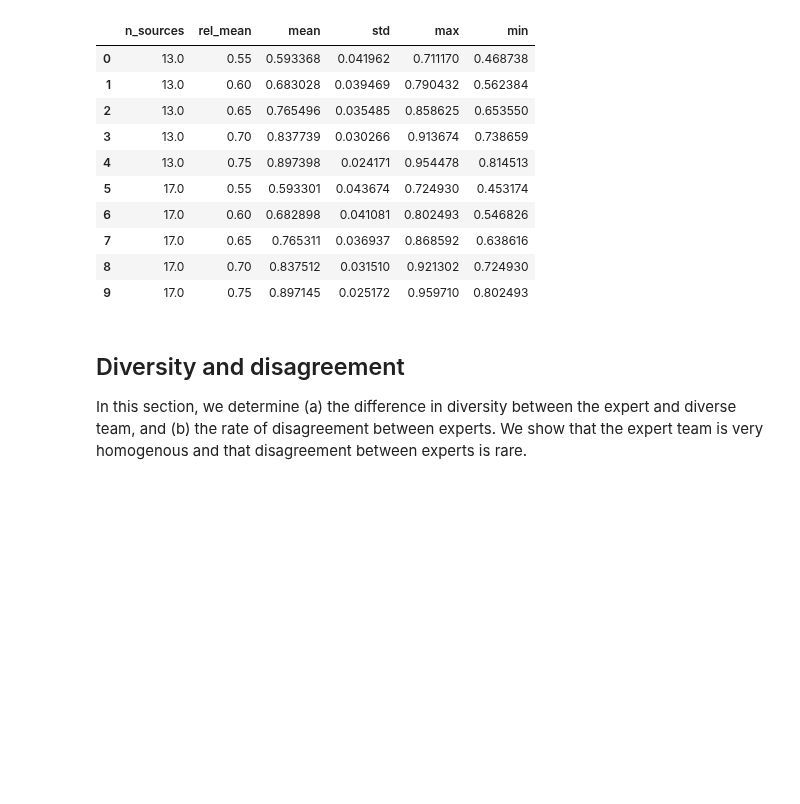
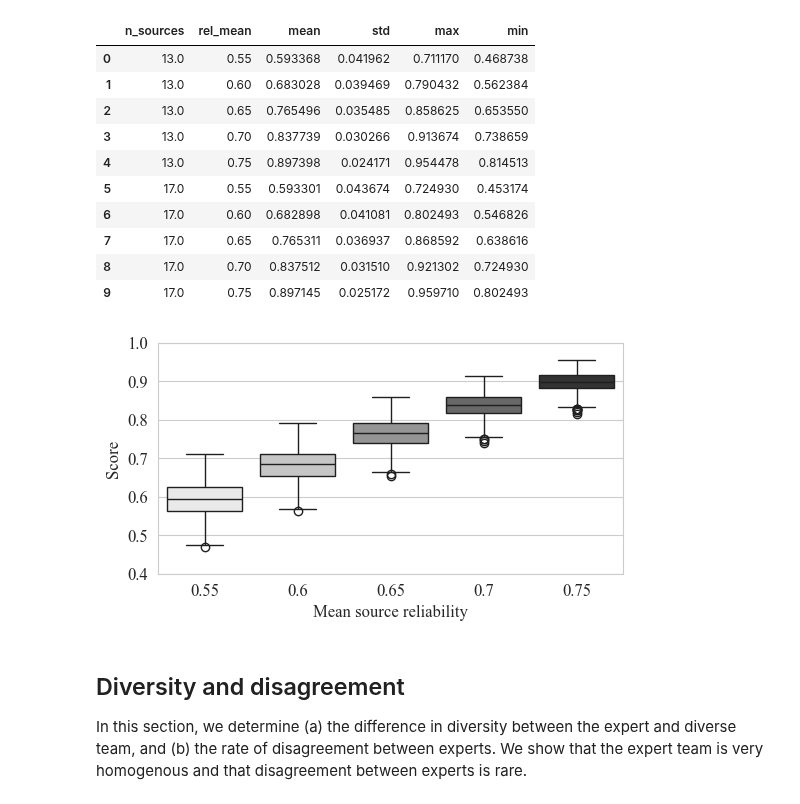
Before and after one commit to HeinDuijf/DiversityAbility, a Jupyter notebook: DataAnalysis.ipynb, the cells around one changed output. Saved outputs shown, nothing was run; the diff lists cells and outputs as text; code cells hidden in the pictures; blank space fills up the shorter version.

```diff
--- a/DataAnalysis.ipynb
+++ b/DataAnalysis.ipynb
@@ -220,7 +256,9 @@ df_individual_scores()
 | 8 | 17.0 | 0.70 | 0.837512 | 0.031510 | 0.921302 | 0.724930 |
 | 9 | 17.0 | 0.75 | 0.897145 | 0.025172 | 0.959710 | 0.802493 |
 # %%
-boxplot_individual_scores()
+boxplot_individual_scores(show=True)
+# %% [output]
+[figure, added]
 # %% [markdown]
 ## Diversity and disagreement
 In this section, we determine (a) the difference in diversity between the expert and diverse team, and (b) the rate of disagreement between experts. We show that the expert team is very homogenous and that disagreement between experts is rare.
```
Also changed, not shown: parts of 25 cells of this notebook.
